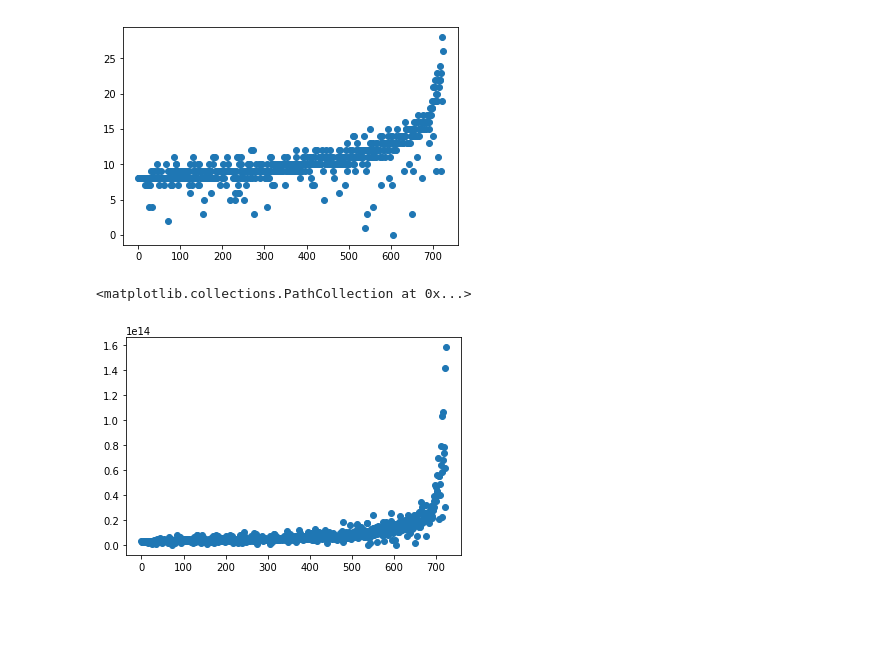
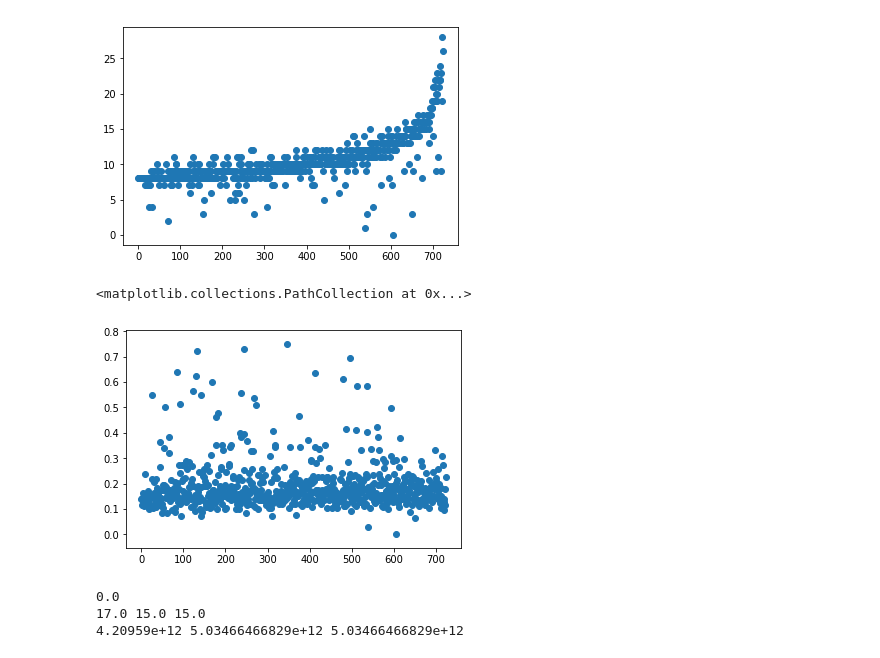
Before and after one commit to micbru/a250-hw, a Jupyter notebook: final_project/Troubleshoot.ipynb, the cells around one changed output. Cells and saved outputs as stored; diff of their text form; code cells hidden in the pictures; blank space fills up the shorter version.

```diff
--- a/final_project/Troubleshoot.ipynb
+++ b/final_project/Troubleshoot.ipynb
@@ -44,7 +44,17 @@ plt.scatter(np.arange(724),r180[args2]-r200[args2])
 <matplotlib.collections.PathCollection at 0x...>
 [figure]
 # %%
-plt.scatter(np.arange(724),m180[args2]-m200[args2])
+plt.scatter(np.arange(724),np.log10(m180[args2])-np.log10(m200[args2]))
 # %% [output]
 <matplotlib.collections.PathCollection at 0x...>
-[figure, old version]
+[figure, new version]
+# %%
+# There is one weird 0 point at args2=605. Investigate.
+p_i = args2[605]
+print(r180[p_i]-r200[p_i])
+print(r[p_i],r200[p_i],r180[p_i])
+print(m[p_i],m200[p_i],m180[p_i])
+# %% [output]
+0.0
+17.0 15.0 15.0
+4.20959e+12 5.03466466829e+12 5.03466466829e+12
```
Also changed, not shown: parts of 4 cells of this notebook, 3 other files.
